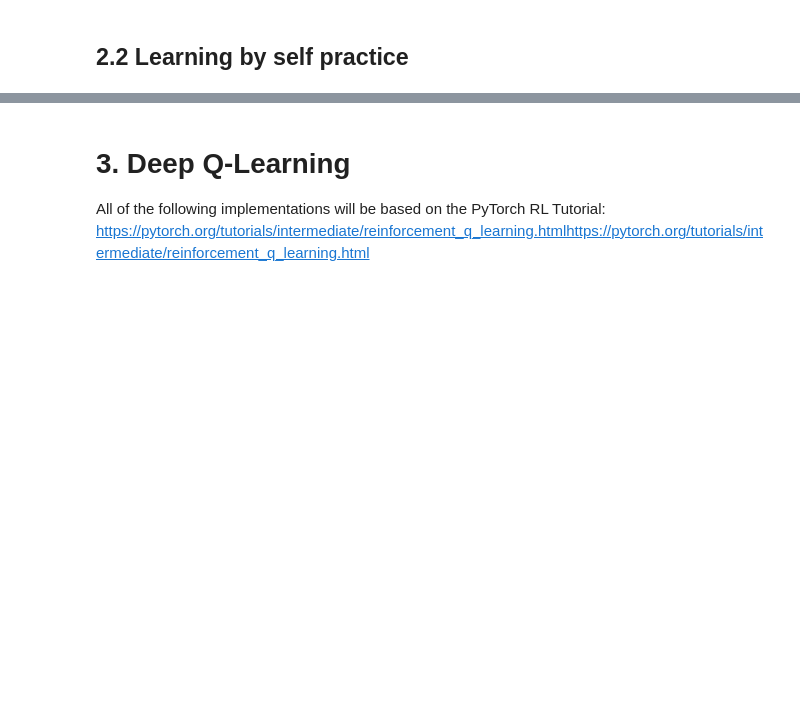
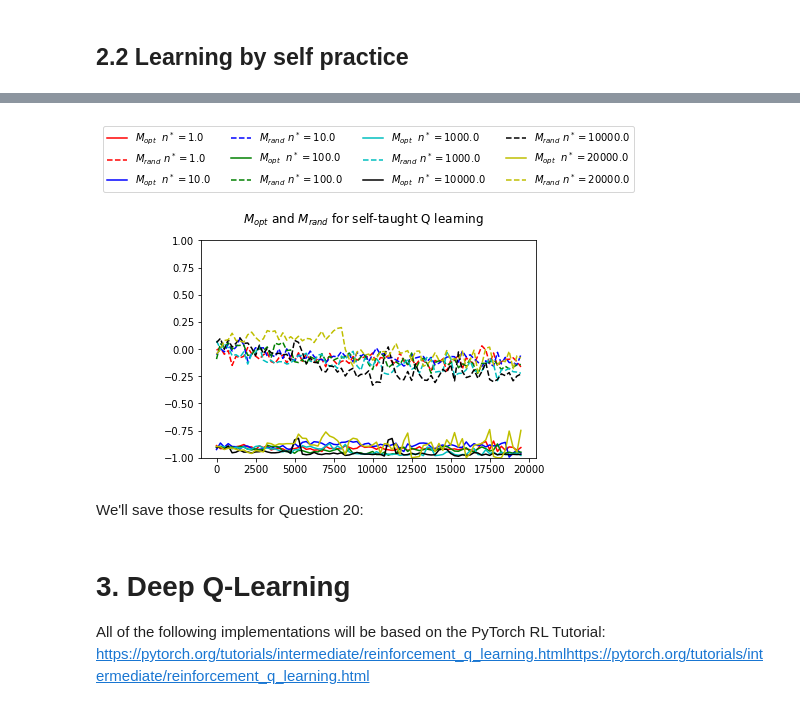
Before and after one commit to dauvillc/qlearning_tictactoe, a Jupyter notebook: answers.ipynb, the cells around one changed output, grey strips where cells are left out. Drawn from its saved outputs; the diff is of its cells as text; code cells hidden in the pictures; blank space fills up the shorter version.

```diff
--- a/answers.ipynb
+++ b/answers.ipynb
@@ -539,23 +573,24 @@ def play_alone(epsilon: Callable[[int], float],
 
     :returns: array of rewards and stacked array of M_opts and M_rands
     """
-    shared_grid: Grid = np.zeros((19683, 9))
-
     # Defines a QLearning Agent sharing a Q grid with its alter ego.
-    qlplayer = QLPlayer(epsilon=epsilon,
+    qlplayer_1 = QLPlayer(epsilon=epsilon,
+                        lr=0.05,
+                        discount=0.99)
+    qlplayer_2 = QLPlayer(epsilon=epsilon,
                         lr=0.05,
                         discount=0.99,
-                        qvalues_ref=shared_grid)
+                        qvalues_ref=qlplayer_1.qvalues)
 
     # Play all games using the same reference for the player,
     #     and a shared reference for the Q values.
-    rewards, Ms = play_games(qlplayer,
-                             qlplayer,
+    rewards, Ms = play_games(qlplayer_1,
+                             qlplayer_2,
                              nb_games=nb_games,
                              period_Ms=250,
                              learn=2)
 
-    return rewards, Ms, qlplayer
+    return rewards, Ms, qlplayer_1
 # %%
 # Question 7
 # ##########
@@ -614,20 +663,25 @@ for n_star, c in zip((1, 10, 100, 1000, 10000, 20000),
 # %%
 for Ms, c, n_star in zip(list_Ms_plots,
                          ('r', 'b', 'g', 'c', 'k', 'y'),
                          (1, 10, 100, 1000, 10000, 20000)):
     legd = f"{n_star:.1f}"
 
     # Plot the M_opts
     plt.plot(np.arange(Ms.shape[0])*250,
              Ms[:, 0],
              c+'-',
              label='$M_{opt}$  $n^*=$' + legd)
     # Plot the M_rands
     plt.plot(np.arange(Ms.shape[0])*250,
              Ms[:, 1],
              c+'--',
              label='$M_{rand}$ $n^*=$' + legd)
 plt.legend(loc='upper center', ncol=4, bbox_to_anchor=(0.5, 1.55))
 plt.ylim([-1, 1])
 plt.suptitle("$M_{opt}$ and $M_{rand}$ for self-taught Q learning")
+plt.xlabel('Games played')
 plt.show()
+# %% [output]
+[figure, added]
+# %% [markdown]
+We'll save those results for Question 20:
```
Also changed, not shown: parts of 26 cells of this notebook.
